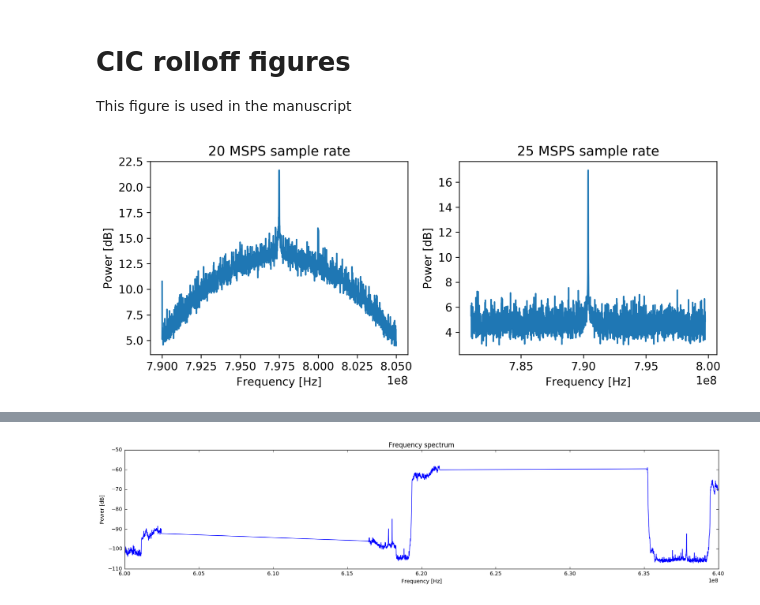
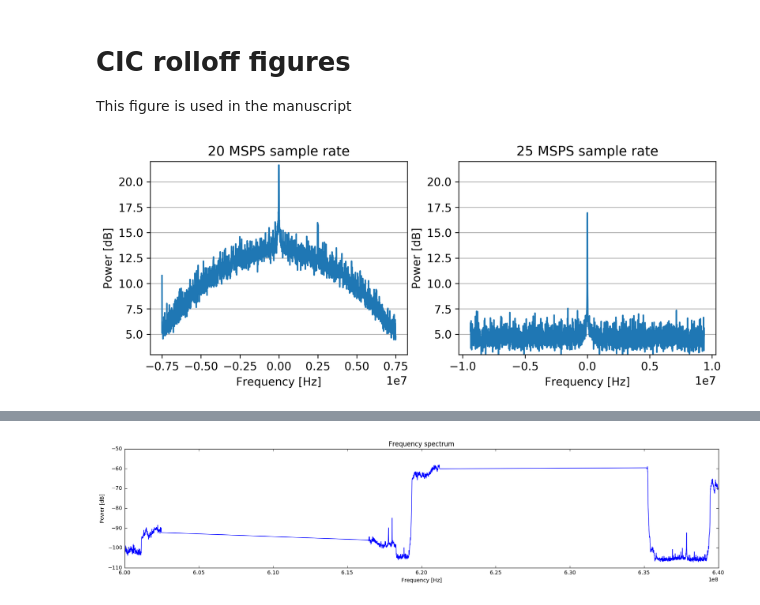
Before and after one commit to jarmokivekas/tuamk-thesis, a Jupyter notebook: spectrum-sense-data-processing.ipynb, the cells around one changed output, grey strips where cells are left out. Saved outputs shown, nothing was run; the diff lists cells and outputs as text; code cells hidden in the pictures.

Commit message:
notebook: fancier figures

```diff
--- a/spectrum-sense-data-processing.ipynb
+++ b/spectrum-sense-data-processing.ipynb
@@ -201,33 +201,38 @@ matplotlib.rcParams.update({'font.size': 11})
 
 
 # s25 = load_data('data/2017-01-26 09:53:58.977495-sense.tsv')
 s20 = load_data('data/2017-01-26 09:45:27.976551-sense.tsv')
 s25 = load_data('data/2017-01-26 09:53:58.977495-sense.tsv')
 
 a = s20[s20.center_f == s20.center_f.min()]
 a = a[a.power < 25] # remove errorneus datapoint to better highligh the artefact
 
 
 fig = plt.figure(figsize=(10,3.5), dpi=300)
 # fig.suptitle("Sample rate effect on CIC rolloff")
 
 ax = fig.add_subplot(121)
+
+ax.set_ylim(3,22)
+ax.yaxis.grid()
 ax.set_title("20 MSPS sample rate")
 ax.set_ylabel("Power [dB]")
 ax.set_xlabel("Frequency [Hz]")
-ax.plot(a[a.sweep == 0].bin_f,
+ax.plot(a[a.sweep == 0].bin_f - a.center_f.min(),
         a[a.sweep == 0].power)
 
 
 ax = fig.add_subplot(122)
+ax.set_ylim(3,22)
+ax.yaxis.grid()
 ax.set_title("25 MSPS sample rate")
 ax.set_ylabel("Power [dB]")
 ax.set_xlabel("Frequency [Hz]")
 
 a = s25[s25.center_f == s25.center_f.min()]
-ax.plot(a[a.sweep == 0].bin_f,
+ax.plot(a[a.sweep == 0].bin_f - a.center_f.min(),
          a[a.sweep == 0].power)
 plt.savefig('doc/img/cic-rollof-by-sample-rate.png', dpi=300)
 plt.show()
 # %% [output]
-[figure, old version]
+[figure, new version]
```
Also changed, not shown: parts of 6 cells of this notebook.
